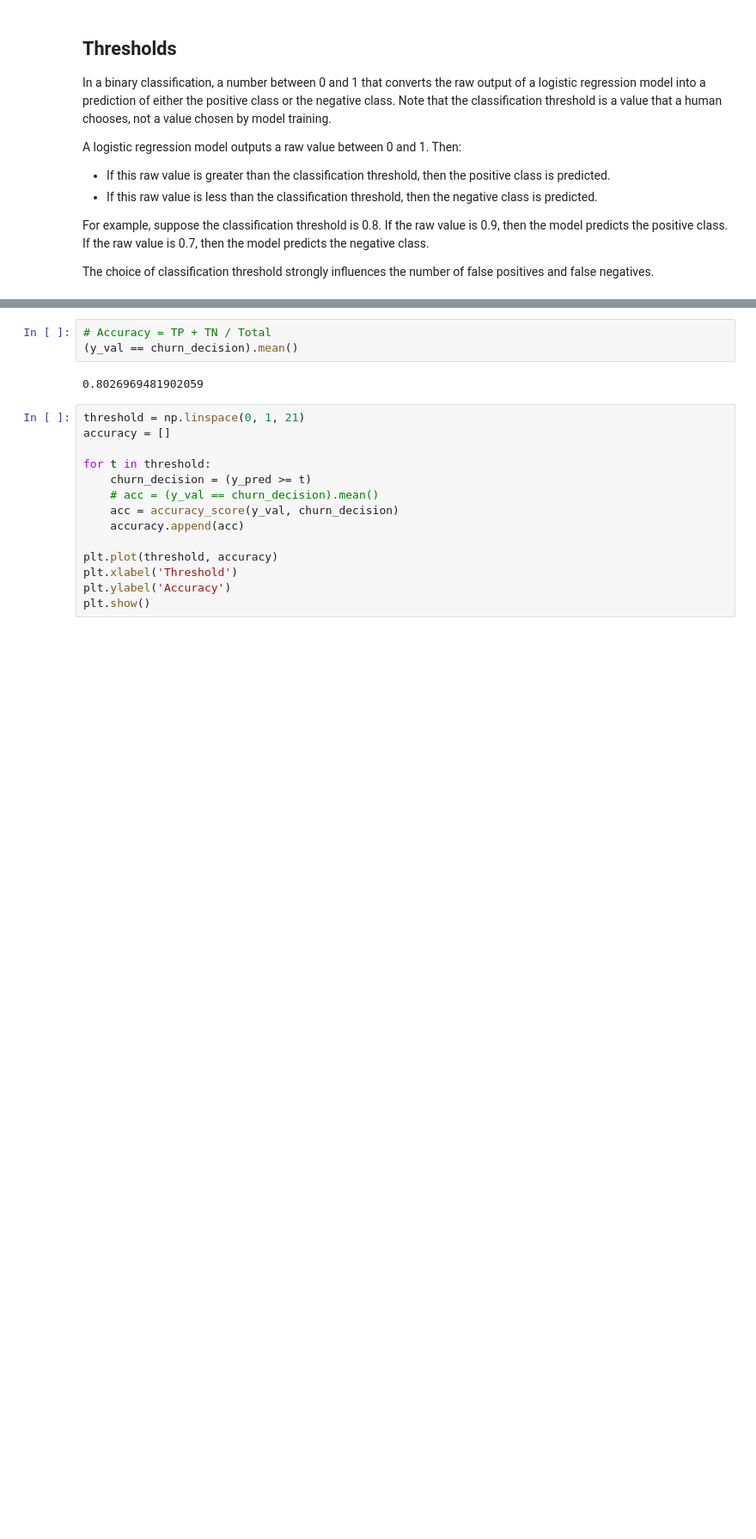
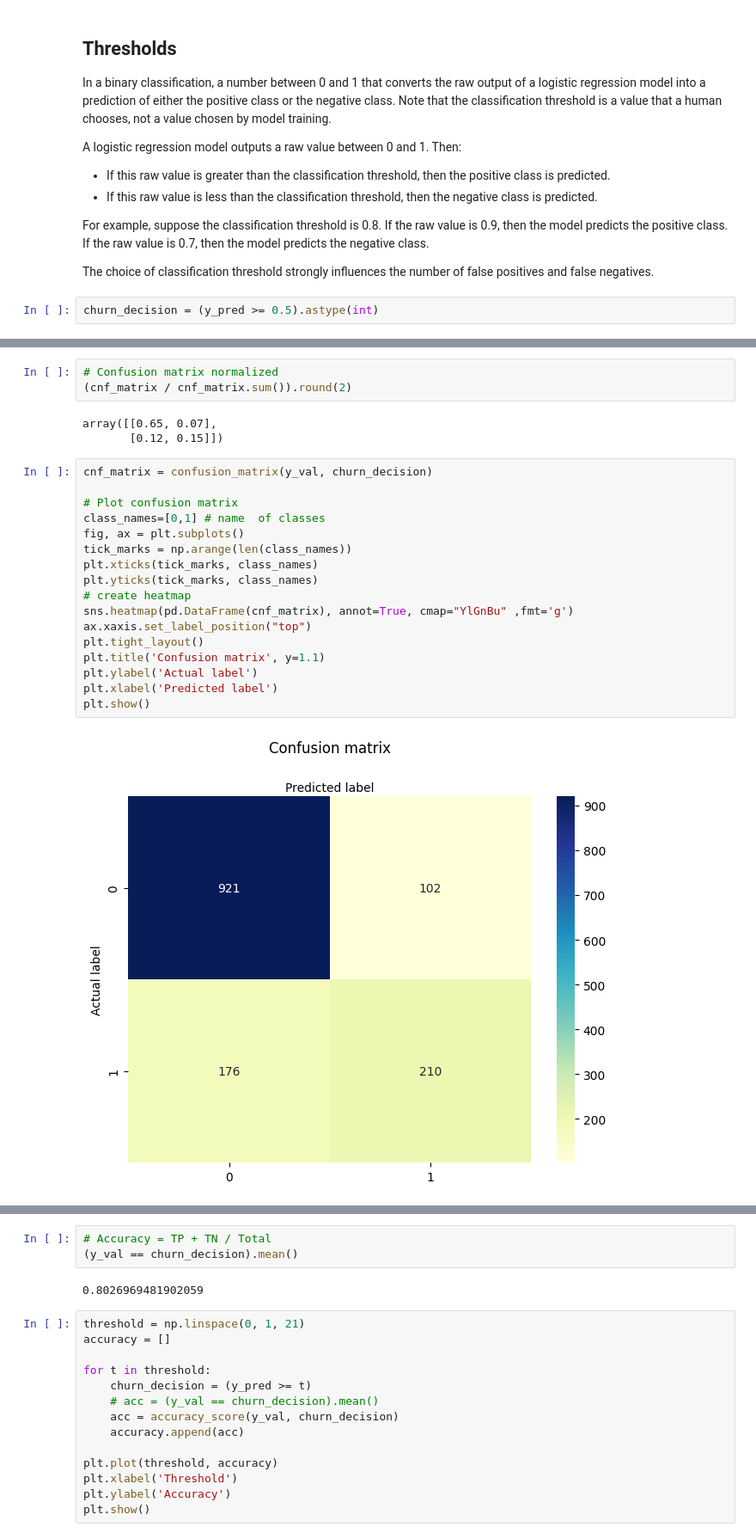
Before and after one commit to FerFilho23/Machine-Learning, a Jupyter notebook: datatalks/module-4/evaluation-metrics.ipynb, the cells around one changed output, grey strips where cells are left out. Shown at 86% size. Saved outputs shown, nothing was run; the diff lists cells and outputs as text; blank space fills up the shorter version.

```diff
--- a/datatalks/module-4/evaluation-metrics.ipynb
+++ b/datatalks/module-4/evaluation-metrics.ipynb
@@ -106,3 +106,5 @@ A logistic regression model outputs a raw value between 0 and 1. Then:
 For example, suppose the classification threshold is 0.8. If the raw value is 0.9, then the model predicts the positive class. If the raw value is 0.7, then the model predicts the negative class.
 
 The choice of classification threshold strongly influences the number of false positives and false negatives.
+# %%
+churn_decision = (y_pred >= 0.5).astype(int)
@@ -109,3 +160,28 @@ The choice of classification threshold strongly influences the number of false p
+# %%
+# Confusion matrix normalized
+(cnf_matrix / cnf_matrix.sum()).round(2)
+# %% [output]
+array([[0.65, 0.07],
+       [0.12, 0.15]])
+# %%
+cnf_matrix = confusion_matrix(y_val, churn_decision)
+
+# Plot confusion matrix
+class_names=[0,1] # name  of classes
+fig, ax = plt.subplots()
+tick_marks = np.arange(len(class_names))
+plt.xticks(tick_marks, class_names)
+plt.yticks(tick_marks, class_names)
+# create heatmap
+sns.heatmap(pd.DataFrame(cnf_matrix), annot=True, cmap="YlGnBu" ,fmt='g')
+ax.xaxis.set_label_position("top")
+plt.tight_layout()
+plt.title('Confusion matrix', y=1.1)
+plt.ylabel('Actual label')
+plt.xlabel('Predicted label')
+plt.show()
+# %% [output]
+[figure, added]
 # %% [markdown]
 ## Accuracy
 
```
Also changed, not shown: parts of 11 cells of this notebook, 2 other files.
